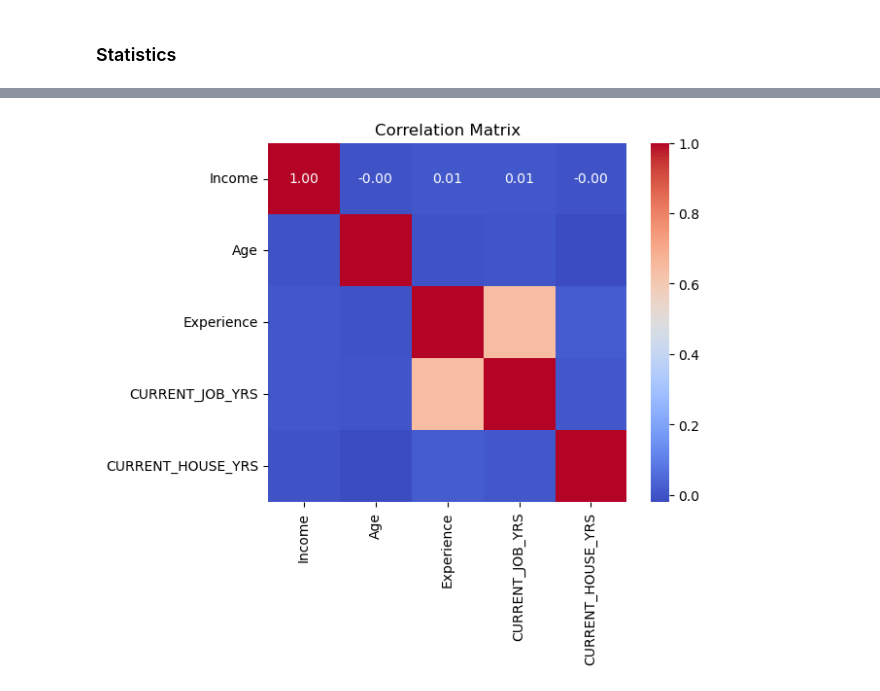
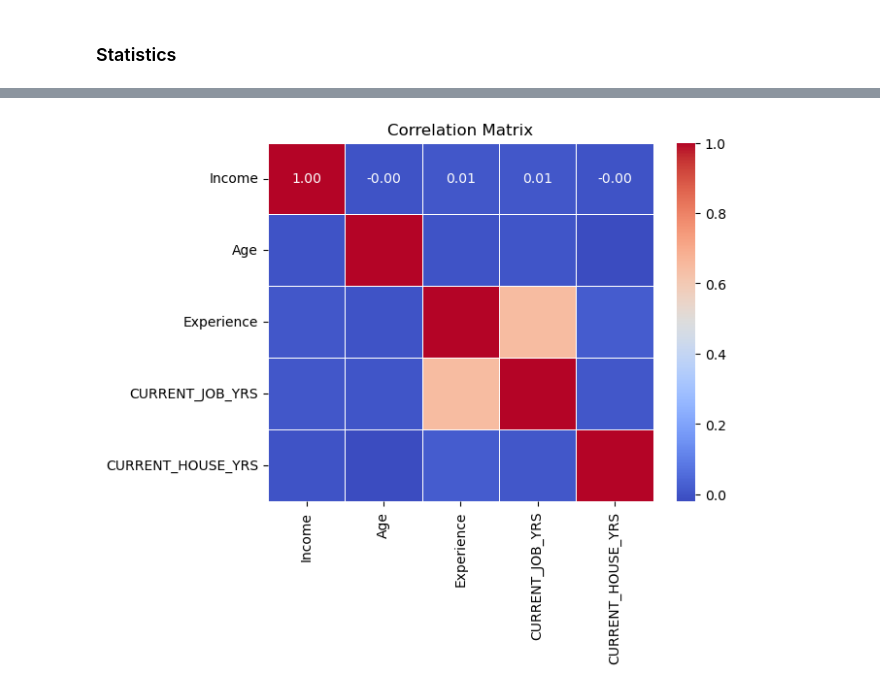
Before and after one commit to Mghd269/Credit-approval-project, a Jupyter notebook: eda.ipynb, the cells around one changed output, grey strips where cells are left out. Saved outputs shown, nothing was run; the diff lists cells and outputs as text; code cells hidden in the pictures.

```diff
--- a/eda.ipynb
+++ b/eda.ipynb
@@ -58,9 +50,6 @@ CURRENT_HOUSE_YRS               1.00
 # %%
-correlation_matrix = df2.corr()
-
-# Plot the heatmap
-sns.heatmap(correlation_matrix, annot=True, cmap='coolwarm', fmt='.2f', square=True)
+sns.heatmap(df2.corr(), annot=True, cmap='coolwarm', fmt='.2f', linewidths=0.5)
 plt.title('Correlation Matrix')
 plt.show()
 # %% [output]
-[figure, old version]
+[figure, new version]
```
Also changed, not shown: parts of 4 cells of this notebook.
